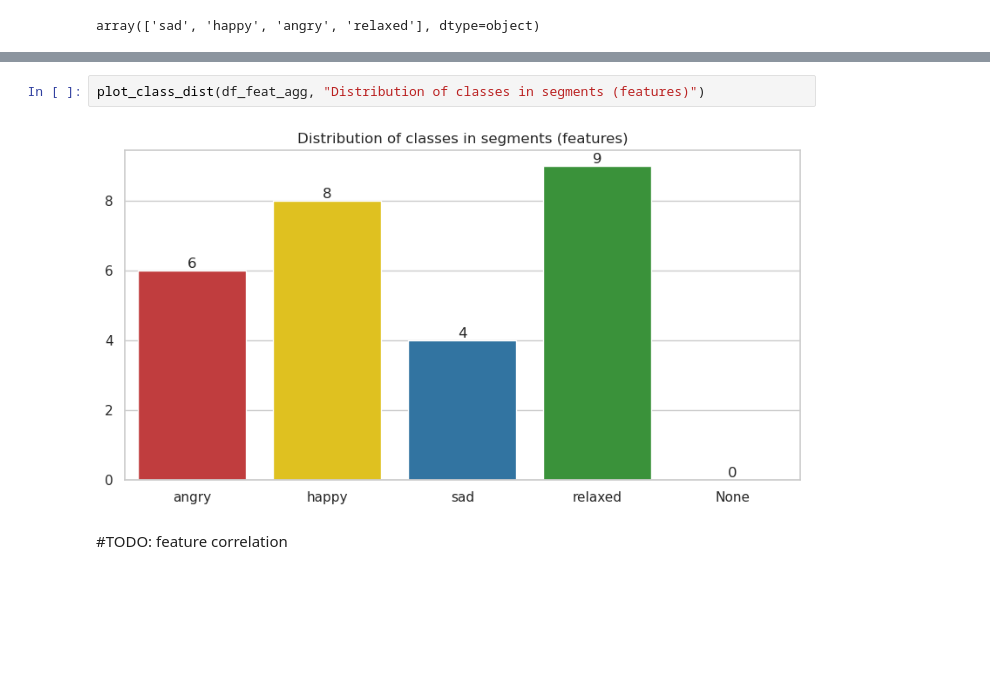
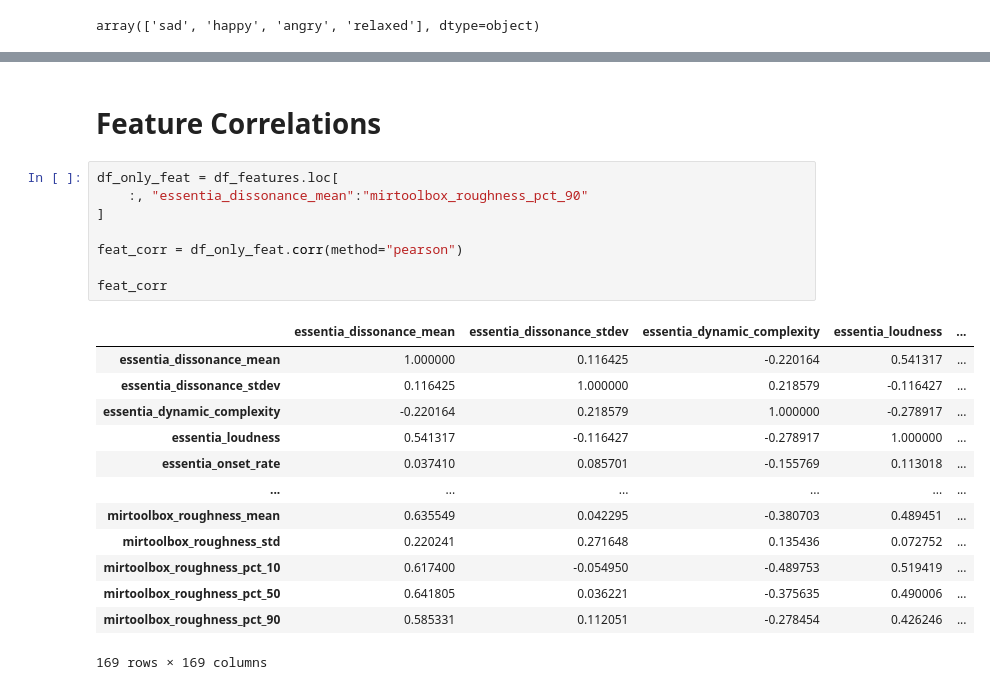
Before and after one commit to The-Deadly-Hyenas/Data-Exploration, a Jupyter notebook: data_exploration_paul.ipynb, the cells around one changed output, grey strips where cells are left out. Saved outputs shown, nothing was run; the diff lists cells and outputs as text; blank space fills up the shorter version.

```diff
--- a/data_exploration_paul.ipynb
+++ b/data_exploration_paul.ipynb
@@ -279,6 +234,24 @@ See the caveats in the documentation: https://pandas.pydata.org/pandas-docs/stab
-# %%
-plot_class_dist(df_feat_agg, "Distribution of classes in segments (features)")
-# %% [output]
-[figure, removed]
 # %% [markdown]
-#TODO: feature correlation
+# Feature Correlations
+# %%
+df_only_feat = df_features.loc[
+    :, "essentia_dissonance_mean":"mirtoolbox_roughness_pct_90"
+]
+
+feat_corr = df_only_feat.corr(method="pearson")
+
+feat_corr
+# %% [output]
+|  | essentia_dissonance_mean | essentia_dissonance_stdev | essentia_dynamic_complexity | essentia_loudness | ... |
+| essentia_dissonance_mean | 1.000000 | 0.116425 | -0.220164 | 0.541317 | ... |
+| essentia_dissonance_stdev | 0.116425 | 1.000000 | 0.218579 | -0.116427 | ... |
+| essentia_dynamic_complexity | -0.220164 | 0.218579 | 1.000000 | -0.278917 | ... |
+| essentia_loudness | 0.541317 | -0.116427 | -0.278917 | 1.000000 | ... |
+| essentia_onset_rate | 0.037410 | 0.085701 | -0.155769 | 0.113018 | ... |
+| ... | ... | ... | ... | ... | ... |
+| mirtoolbox_roughness_mean | 0.635549 | 0.042295 | -0.380703 | 0.489451 | ... |
+| mirtoolbox_roughness_std | 0.220241 | 0.271648 | 0.135436 | 0.072752 | ... |
+| mirtoolbox_roughness_pct_10 | 0.617400 | -0.054950 | -0.489753 | 0.519419 | ... |
+| mirtoolbox_roughness_pct_50 | 0.641805 | 0.036221 | -0.375635 | 0.490006 | ... |
+| mirtoolbox_roughness_pct_90 | 0.585331 | 0.112051 | -0.278454 | 0.426246 | ... |
+169 rows × 169 columns
```
Also changed, not shown: parts of 14 cells of this notebook.
